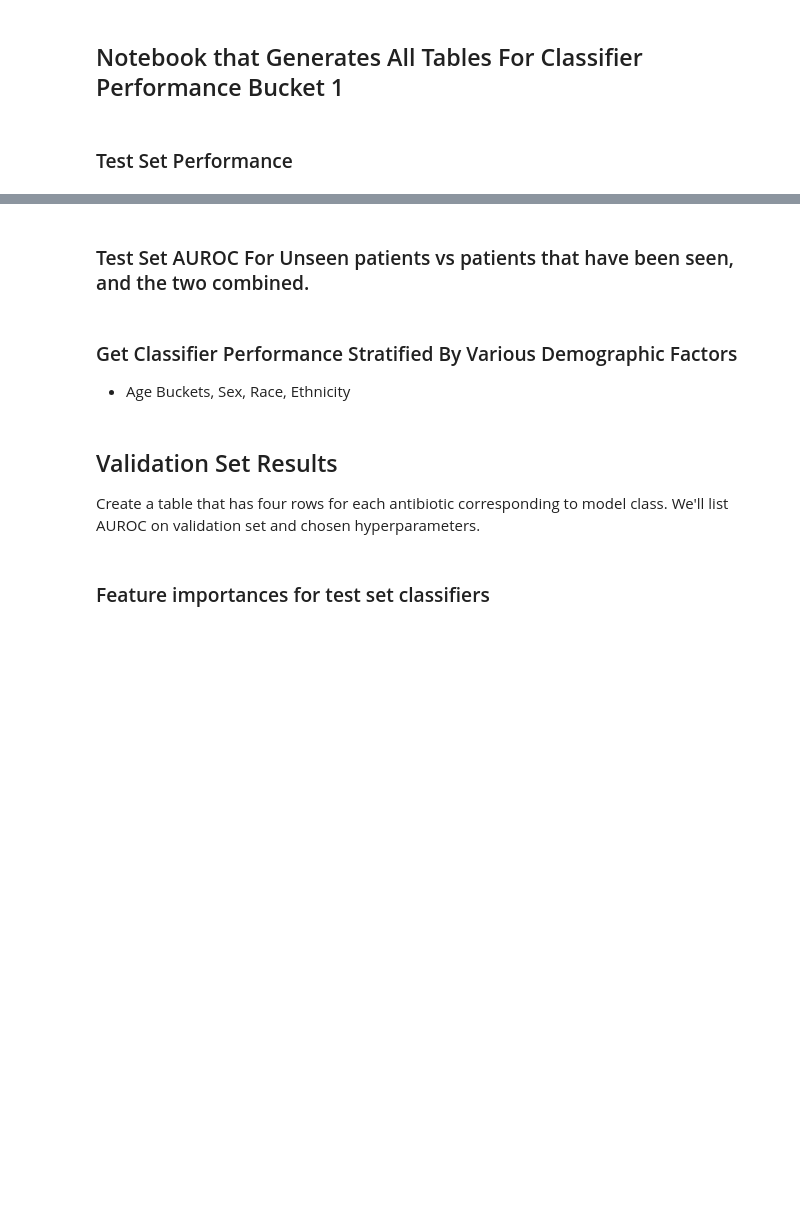
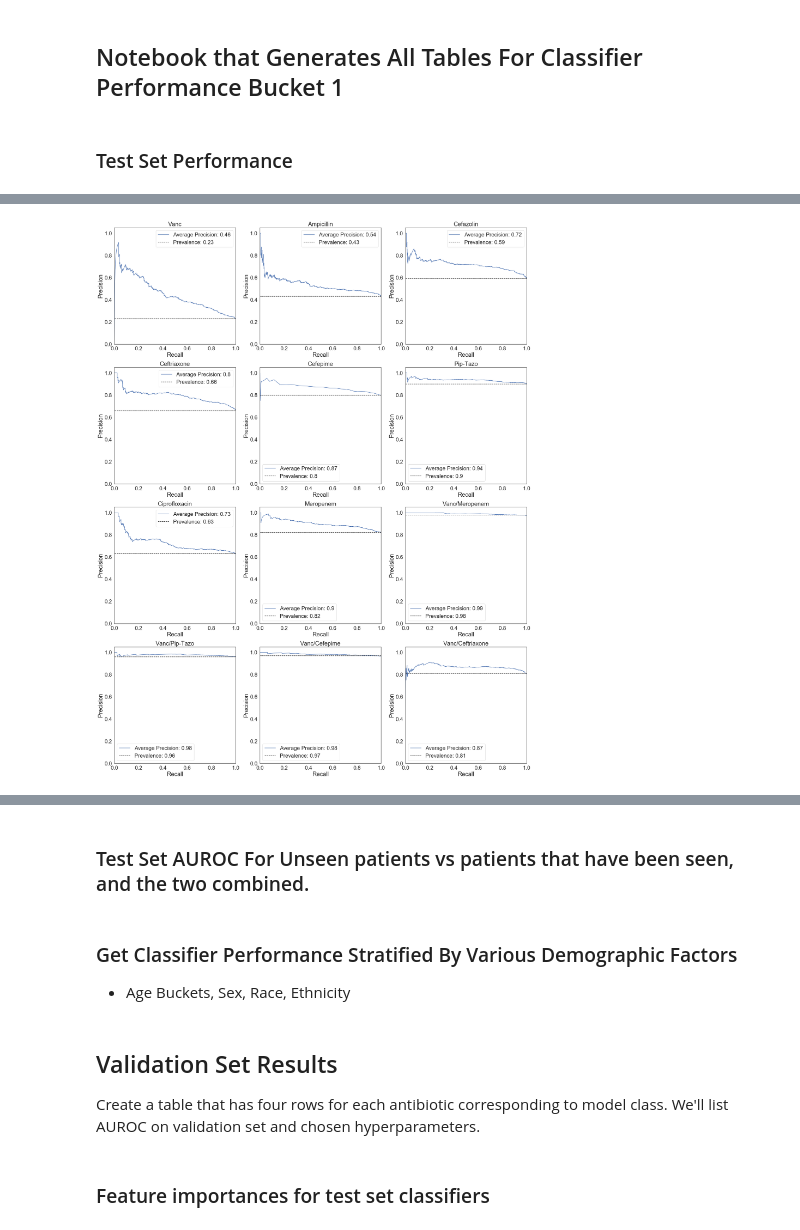
Before and after one commit to HealthRex/CDSS, a Jupyter notebook: scripts/ER_Infection/notebooks/figure_and_tabels/Classier Results Table Bucket 1.ipynb, the cells around one changed output, grey strips where cells are left out. Cells and saved outputs as stored; diff of their text form; code cells hidden in the pictures; blank space fills up the shorter version.

```diff
--- a/scripts/ER_Infection/notebooks/figure_and_tabels/Classier Results Table Bucket 1.ipynb
+++ b/scripts/ER_Infection/notebooks/figure_and_tabels/Classier Results Table Bucket 1.ipynb
@@ -157,0 +205,52 @@ df_test_results.to_csv("Table 3: Bucket 1 Classifier Results.csv", index=None)
+# %%
+import matplotlib.pyplot as plt
+import seaborn as sns
+sns.set(style='white', font_scale=2.0)
+from sklearn.metrics import precision_recall_curve
+
+abbs = {
+    "Ceftriaxone" : "Ceftriaxone",
+    "Vancomycin_Zosyn" : "Vanc/Pip-Tazo",
+    "Zosyn" : "Pip-Tazo",
+    "Vancomycin_Ceftriaxone" : "Vanc/Ceftriaxone",
+    "Vancomycin_Cefepime" : "Vanc/Cefepime",
+    "Cefepime" : "Cefepime",
+    "Vancomycin" : "Vanc",
+    "Vancomycin_Meropenem" : "Vanc/Meropenem",
+    "Meropenem" : "Meropenem",
+    "Cefazolin" : "Cefazolin",
+    "Ciprofloxacin" : "Ciprofloxacin",
+    "Ampicillin" : "Ampicillin"
+}
+
+
+fig, axs = plt.subplots(4, 3, figsize=(30, 40))
+row, col = 0, 0
+for abx in abx_options:
+    precision, recall, _ = precision_recall_curve(df['%s_label' % abx], df['%s_predictions' % abx])
+    average_precision = average_precision_score(df['%s_label' % abx], df['%s_predictions' % abx])
+    base_prev = round(np.average(df['%s_label' % abx].values), 2)
+    axs[row, col].plot(recall, precision, label=f"Average Precision: {round(average_precision, 2)}")
+    axs[row, col].plot(recall, [base_prev for r in recall], 'k--', label=f"Prevalence: {base_prev}")
+    axs[row, col].set_xlim([0.0, 1.0])
+    axs[row, col].set_ylim([0.0, 1.05])
+    axs[row, col].set_title(f"{abbs[abx]}")
+    axs[row, col].set_xlabel('Recall')
+    axs[row, col].set_ylabel('Precision')
+    axs[row, col].legend()
+
+
+    if col == 2:
+        col = 0
+        row += 1
+    else:
+        col +=1
+
+plt.savefig(
+    './precision_recall_curves.png',
+    bbox_inches='tight',
+    dpi=300
+)
+# plt.show()
+# %% [output]
+[figure, added]
```
Also changed, not shown: parts of 7 cells of this notebook, 4 other files.
